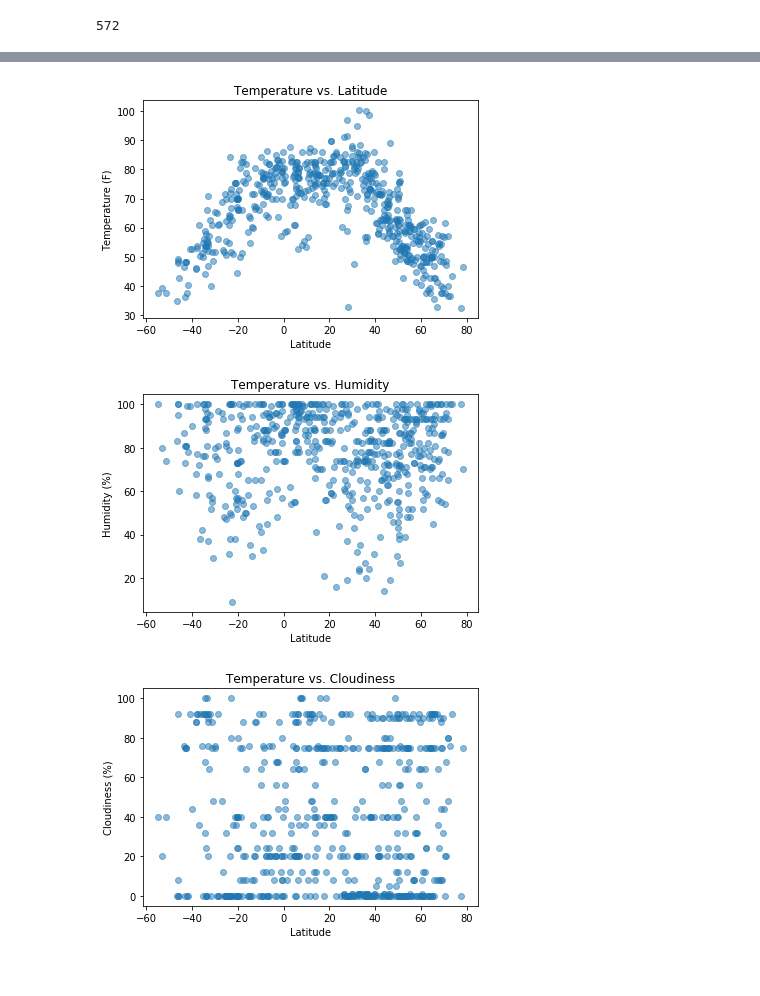
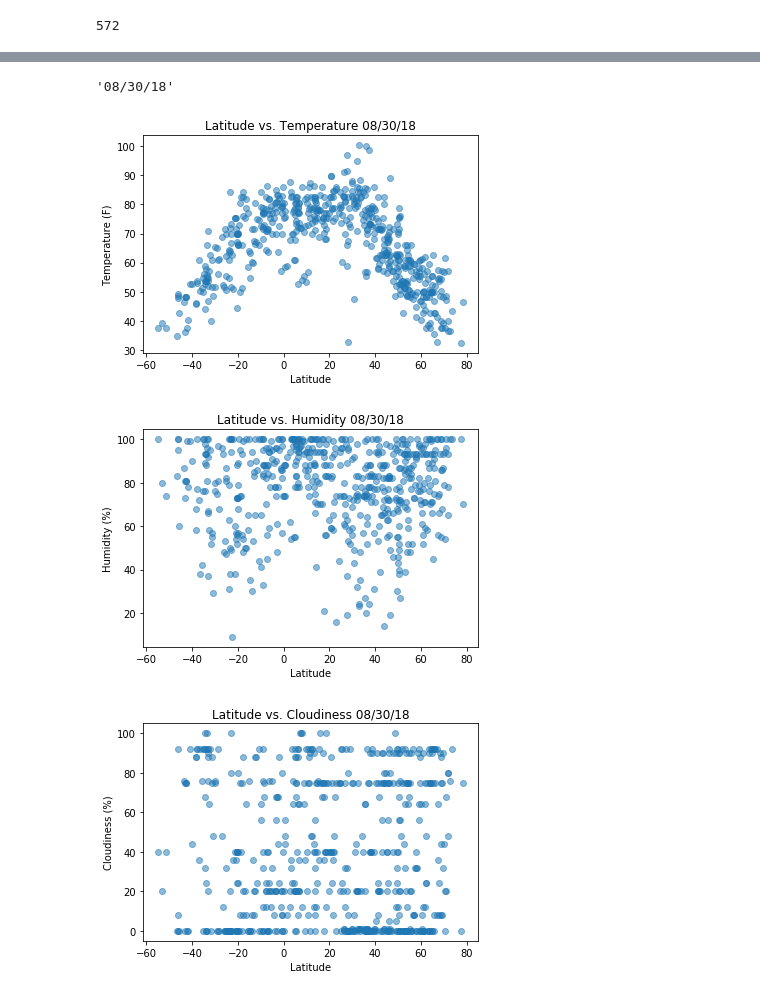
Before and after one commit to disco-nap/WeatherPy, a Jupyter notebook: WeatherPy.ipynb, the cells around one changed output, grey strips where cells are left out. Saved outputs shown, nothing was run; the diff lists cells and outputs as text; code cells hidden in the pictures.

```diff
--- a/WeatherPy.ipynb
+++ b/WeatherPy.ipynb
@@ -155,22 +165,28 @@ city_weather.head()
 # %%
 city_weather.to_csv("city-weather.csv", index=False, header=True)
+# %%
+date = time.strftime("%D")
+
+date
+# %% [output]
+'08/30/18'
 # %%
 plt.scatter(city_weather["Latitude"],city_weather["Temperature (F)"], alpha = 0.5)
 
-plt.title("Temperature vs. Latitude")
+plt.title(f'Latitude vs. Temperature {date}')
 plt.xlabel("Latitude")
 plt.ylabel("Temperature (F)")
 
 
 
 plt.savefig("Temp.png")
 plt.show()
 # %% [output]
-[figure, old version]
+[figure, new version]
 # %%
 plt.scatter(city_weather["Latitude"],city_weather["Humidity (%)"], alpha = 0.5)
 
-plt.title("Temperature vs. Humidity")
+plt.title(f'Latitude vs. Humidity {date}')
 plt.xlabel("Latitude")
 plt.ylabel("Humidity (%)")
 
@@ -179,11 +195,11 @@ plt.ylabel("Humidity (%)")
 plt.savefig("Humid.png")
 plt.show()
 # %% [output]
-[figure, old version]
+[figure, new version]
 # %%
 plt.scatter(city_weather["Latitude"],city_weather["Cloudiness (%)"], alpha = 0.5)
 
-plt.title("Temperature vs. Cloudiness")
+plt.title(f'Latitude vs. Cloudiness {date}')
 plt.xlabel("Latitude")
 plt.ylabel("Cloudiness (%)")
 
@@ -192,7 +208,7 @@ plt.ylabel("Cloudiness (%)")
 plt.savefig("Cloud.png")
 plt.show()
 # %% [output]
-[figure, old version]
+[figure, new version]
 # %%
 plt.scatter(city_weather["Latitude"],city_weather["Wind Speed (mph)"], alpha = 0.5)
 
```
Also changed, not shown: parts of 4 cells of this notebook, 1 other file.
